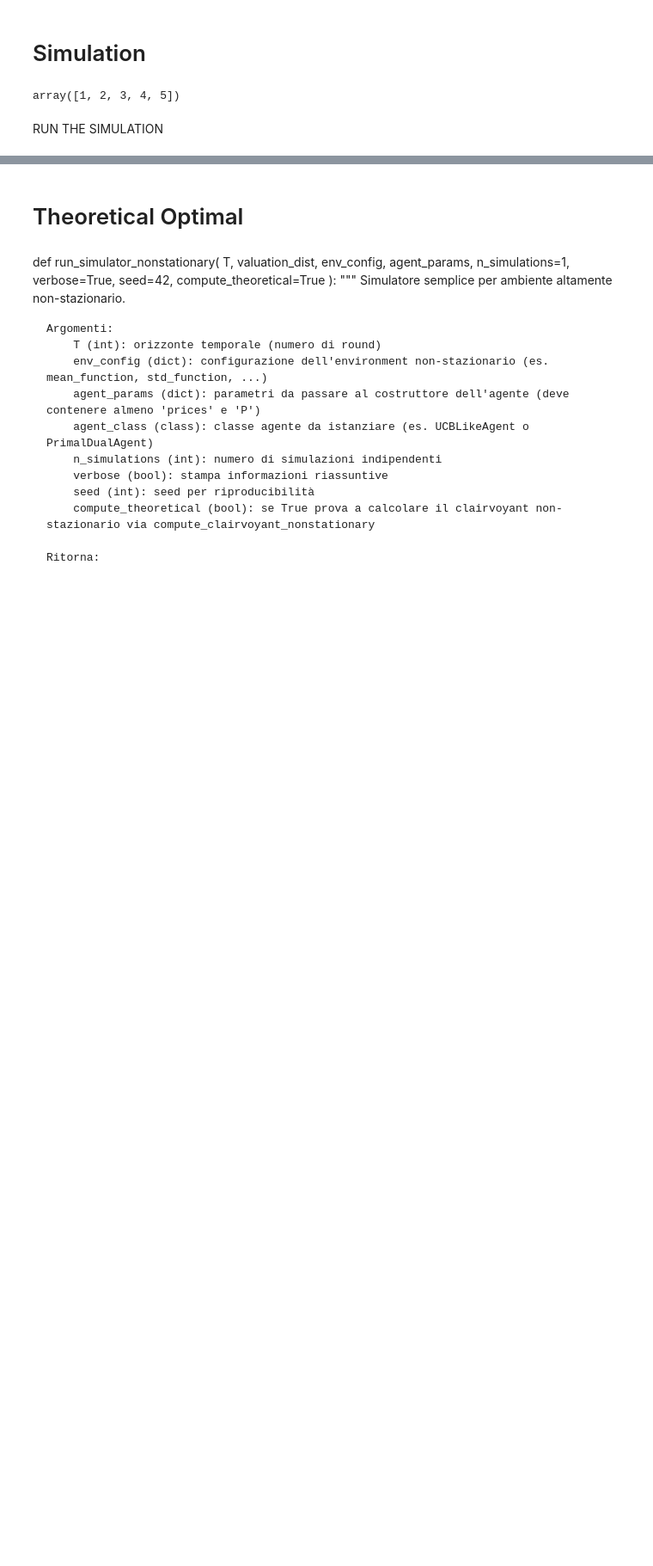
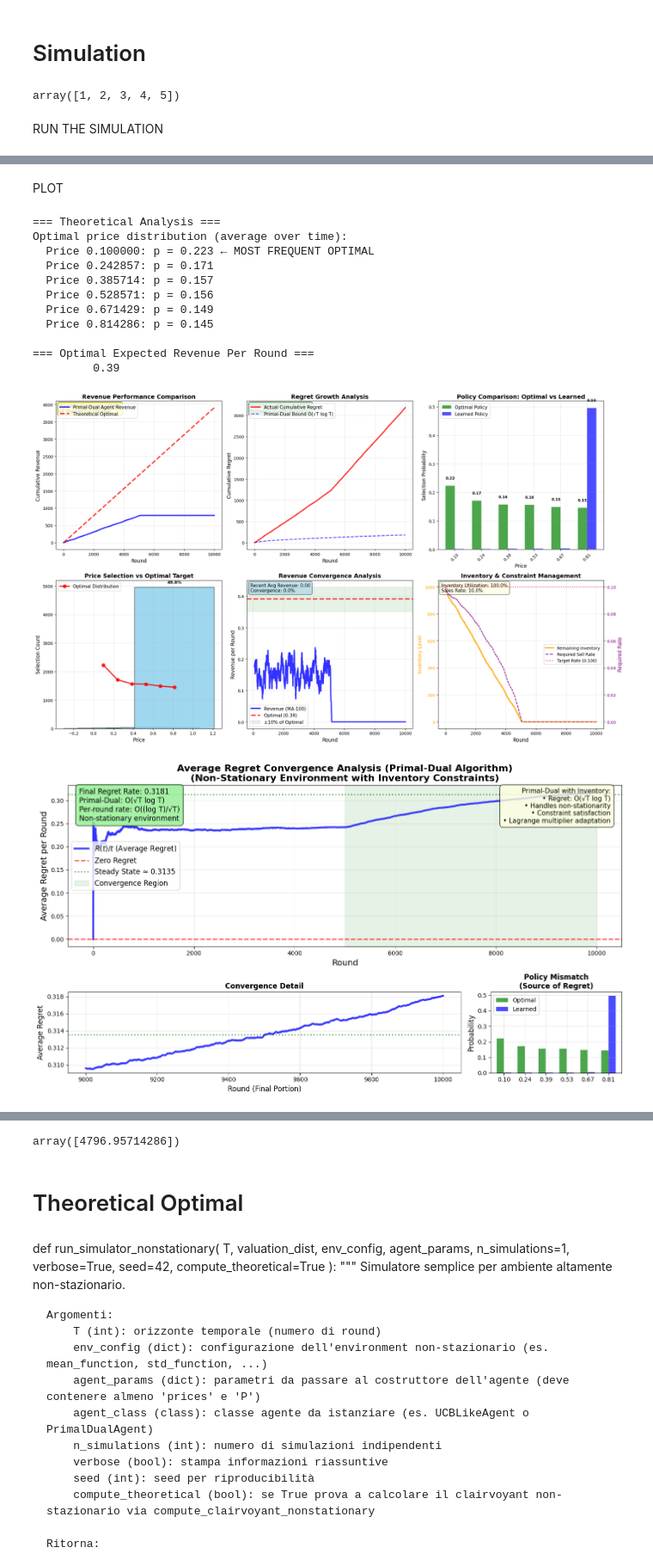
Before and after one commit to Filippo-Galli/Online-Learning-Application-project, a Jupyter notebook: 3_single_prod_bobw/main.ipynb, the cells around one changed output, grey strips where cells are left out. Shown at 86% size. Drawn from its saved outputs; the diff is of its cells as text; code cells hidden in the pictures; blank space fills up the shorter version.

Commit message:
aggiunti i plot task 3

```diff
--- a/3_single_prod_bobw/main.ipynb
+++ b/3_single_prod_bobw/main.ipynb
@@ -79,8 +79,8 @@ class HedgeAgent:
     def __init__(self, K, learning_rate):
         self.K = K
         self.learning_rate = learning_rate
-        self.weights = np.ones(K)
-        self.x_t = np.ones(K)/K
+        self.weights = np.ones(K, dtype = float)
+        self.x_t = np.ones(K, dtype = float)/K
         self.a_t = None
         self.t = 0
 
@@ -135,7 +135,7 @@ class PrimalDualAgent:
         #c_t_full = purchase
         L = f_t_full - self.lmbd*(c_t_full-self.rho)
 
-        L_up = 1 -(1/self.rho)*(-self.rho)  ### ATTENZIONE, CHECK -self.rho SE CI SONO PROBLEMI
+        L_up = 1 -(1/self.rho)*(1-self.rho)  ### ATTENZIONE, CHECK -self.rho SE CI SONO PROBLEMI
         L_low = 0 -(1/self.rho)*(1-self.rho)
         rescaled_L = (L - L_low)/(L_up-L_low)
         self.hedge.update(1 -rescaled_L) # we need to maximize L
@@ -369 +370,3 @@ Average revenue per round: 0.07
 Agent's best price: 0.8142857142857142
+# %% [markdown]
+PLOT
@@ -369,0 +783,26 @@ Agent's best price: 0.8142857142857142
+# %%
+plot_results(
+    T=T,
+    revenues=results['revenues'],
+    cumulative_revenue=results['cumulative_revenue'],
+    selected_prices=results['selected_prices'],
+    agent_params=agent_params,
+    sales=results['sales'],
+    agent=results['agent'],
+    valuation_dist=valuation_dists,  # Le tue distribuzioni non stazionarie
+    env_config=env_config
+)
+# %% [output]
+=== Theoretical Analysis ===
+Optimal price distribution (average over time):
+  Price 0.100000: p = 0.223 ← MOST FREQUENT OPTIMAL
+  Price 0.242857: p = 0.171
+  Price 0.385714: p = 0.157
+  Price 0.528571: p = 0.156
+  Price 0.671429: p = 0.149
+  Price 0.814286: p = 0.145
+
+=== Optimal Expected Revenue Per Round ===
+         0.39
+[figure, added]
+[figure, added]
@@ -370,3 +843,7 @@ Agent's best price: 0.8142857142857142
+# %%
+results['best_reward']
+# %% [output]
+array([4796.95714286])
 # %%
 """
 class PrimalDualAgent:
```
Also changed, not shown: parts of 3 cells of this notebook.
